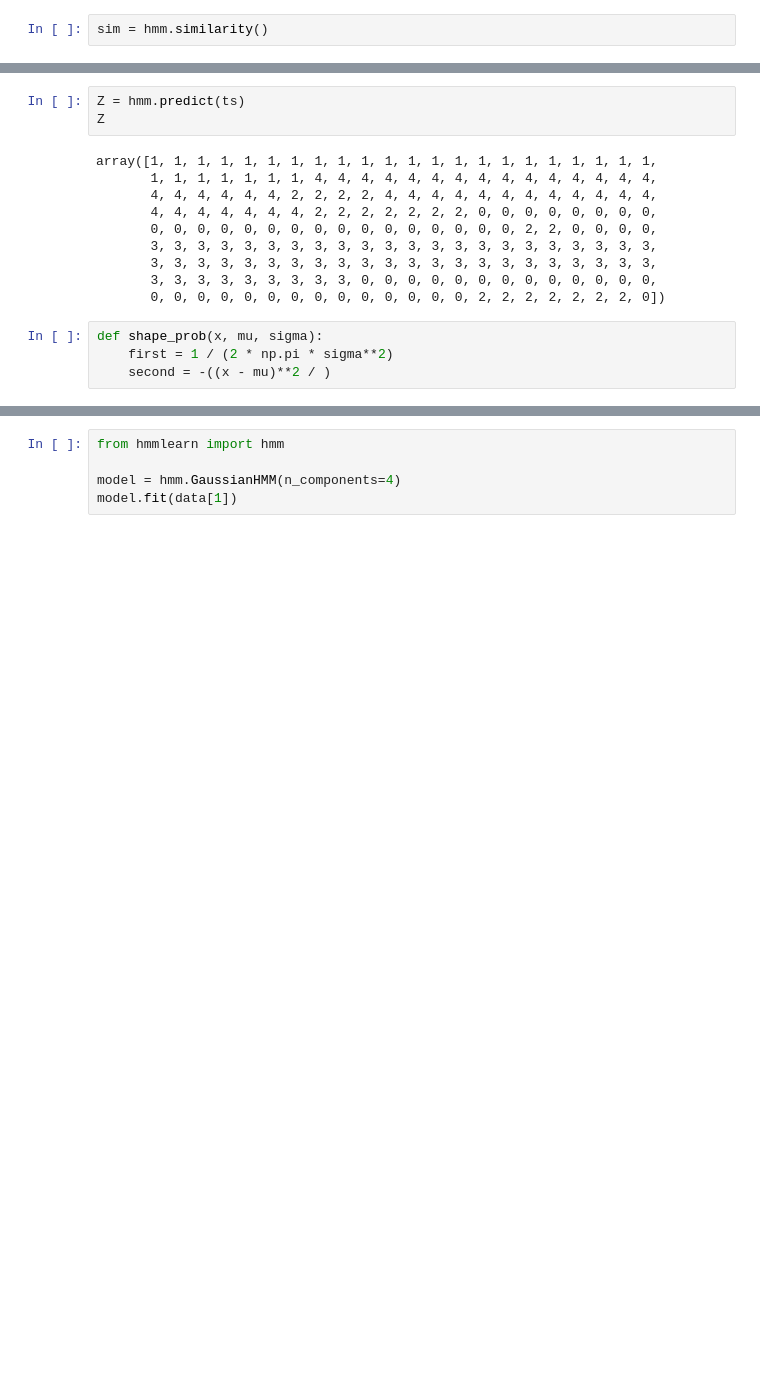
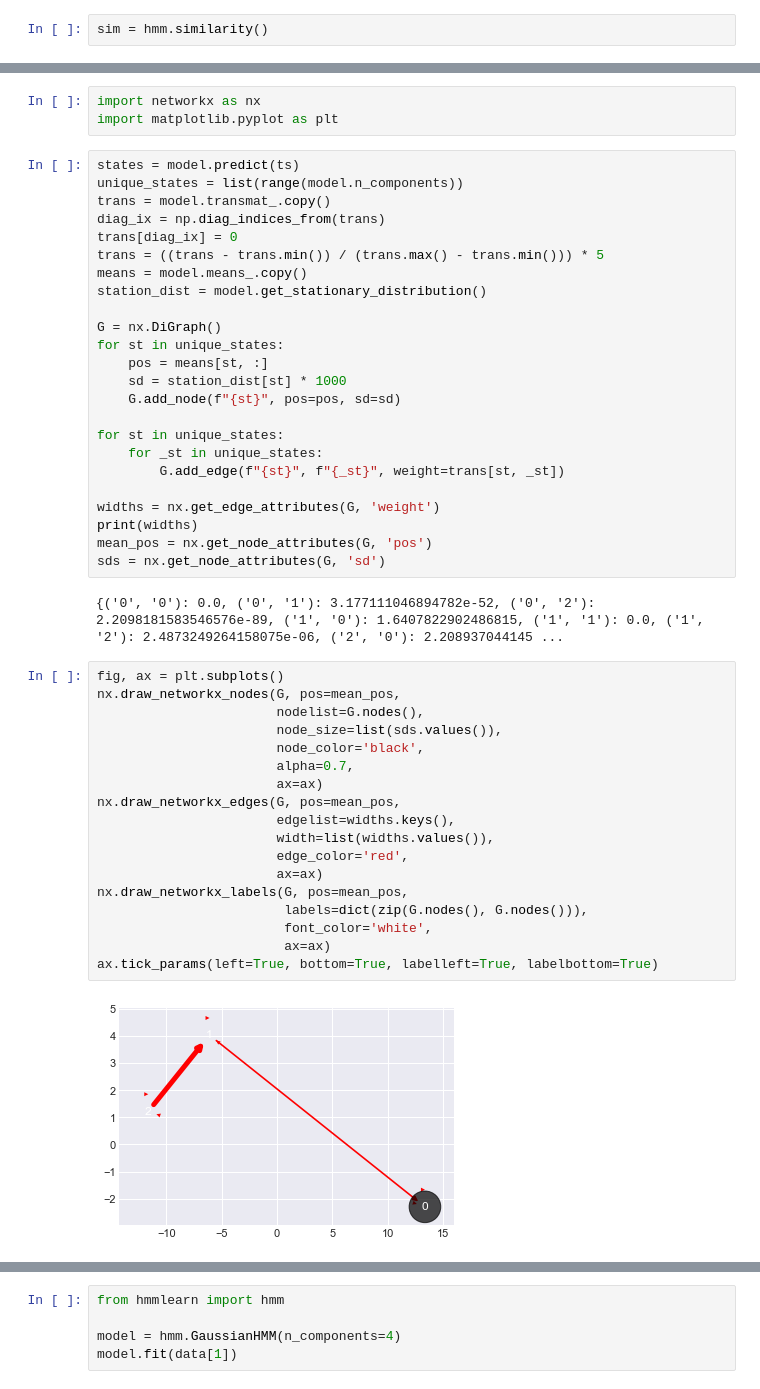
Before and after one commit to marx-alex/Morphelia, a Jupyter notebook: docs/hmm.ipynb, the cells around one changed output, grey strips where cells are left out. Drawn from its saved outputs; the diff is of its cells as text; blank space fills up the shorter version.

```diff
--- a/docs/hmm.ipynb
+++ b/docs/hmm.ipynb
@@ -82,17 +102,49 @@ GaussianHMM(n_components=5)
-# %%
-Z = hmm.predict(ts)
-Z
-# %% [output]
-array([1, 1, 1, 1, 1, 1, 1, 1, 1, 1, 1, 1, 1, 1, 1, 1, 1, 1, 1, 1, 1, 1,
-       1, 1, 1, 1, 1, 1, 1, 4, 4, 4, 4, 4, 4, 4, 4, 4, 4, 4, 4, 4, 4, 4,
-       4, 4, 4, 4, 4, 4, 2, 2, 2, 2, 4, 4, 4, 4, 4, 4, 4, 4, 4, 4, 4, 4,
-       4, 4, 4, 4, 4, 4, 4, 2, 2, 2, 2, 2, 2, 2, 0, 0, 0, 0, 0, 0, 0, 0,
-       0, 0, 0, 0, 0, 0, 0, 0, 0, 0, 0, 0, 0, 0, 0, 0, 2, 2, 0, 0, 0, 0,
-       3, 3, 3, 3, 3, 3, 3, 3, 3, 3, 3, 3, 3, 3, 3, 3, 3, 3, 3, 3, 3, 3,
-       3, 3, 3, 3, 3, 3, 3, 3, 3, 3, 3, 3, 3, 3, 3, 3, 3, 3, 3, 3, 3, 3,
-       3, 3, 3, 3, 3, 3, 3, 3, 3, 0, 0, 0, 0, 0, 0, 0, 0, 0, 0, 0, 0, 0,
-       0, 0, 0, 0, 0, 0, 0, 0, 0, 0, 0, 0, 0, 0, 2, 2, 2, 2, 2, 2, 2, 0])
-# %%
-def shape_prob(x, mu, sigma):
-    first = 1 / (2 * np.pi * sigma**2)
-    second = -((x - mu)**2 / )
+# %%
+import networkx as nx
+import matplotlib.pyplot as plt
+# %%
+states = model.predict(ts)
+unique_states = list(range(model.n_components))
+trans = model.transmat_.copy()
+diag_ix = np.diag_indices_from(trans)
+trans[diag_ix] = 0
+trans = ((trans - trans.min()) / (trans.max() - trans.min())) * 5
+means = model.means_.copy()
+station_dist = model.get_stationary_distribution()
+
+G = nx.DiGraph()
+for st in unique_states:
+    pos = means[st, :]
+    sd = station_dist[st] * 1000
+    G.add_node(f"{st}", pos=pos, sd=sd)
+
+for st in unique_states:
+    for _st in unique_states:
+        G.add_edge(f"{st}", f"{_st}", weight=trans[st, _st])
+
+widths = nx.get_edge_attributes(G, 'weight')
+print(widths)
+mean_pos = nx.get_node_attributes(G, 'pos')
+sds = nx.get_node_attributes(G, 'sd')
+# %% [output]
+{('0', '0'): 0.0, ('0', '1'): 3.177111046894782e-52, ('0', '2'): 2.2098181583546576e-89, ('1', '0'): 1.6407822902486815, ('1', '1'): 0.0, ('1', '2'): 2.4873249264158075e-06, ('2', '0'): 2.208937044145 ...
+# %%
+fig, ax = plt.subplots()
+nx.draw_networkx_nodes(G, pos=mean_pos,
+                       nodelist=G.nodes(),
+                       node_size=list(sds.values()),
+                       node_color='black',
+                       alpha=0.7,
+                       ax=ax)
+nx.draw_networkx_edges(G, pos=mean_pos,
+                       edgelist=widths.keys(),
+                       width=list(widths.values()),
+                       edge_color='red',
+                       ax=ax)
+nx.draw_networkx_labels(G, pos=mean_pos,
+                        labels=dict(zip(G.nodes(), G.nodes())),
+                        font_color='white',
+                        ax=ax)
+ax.tick_params(left=True, bottom=True, labelleft=True, labelbottom=True)
+# %% [output]
+[figure, added]
```
Also changed, not shown: parts of 23 cells of this notebook, 15 other files.
